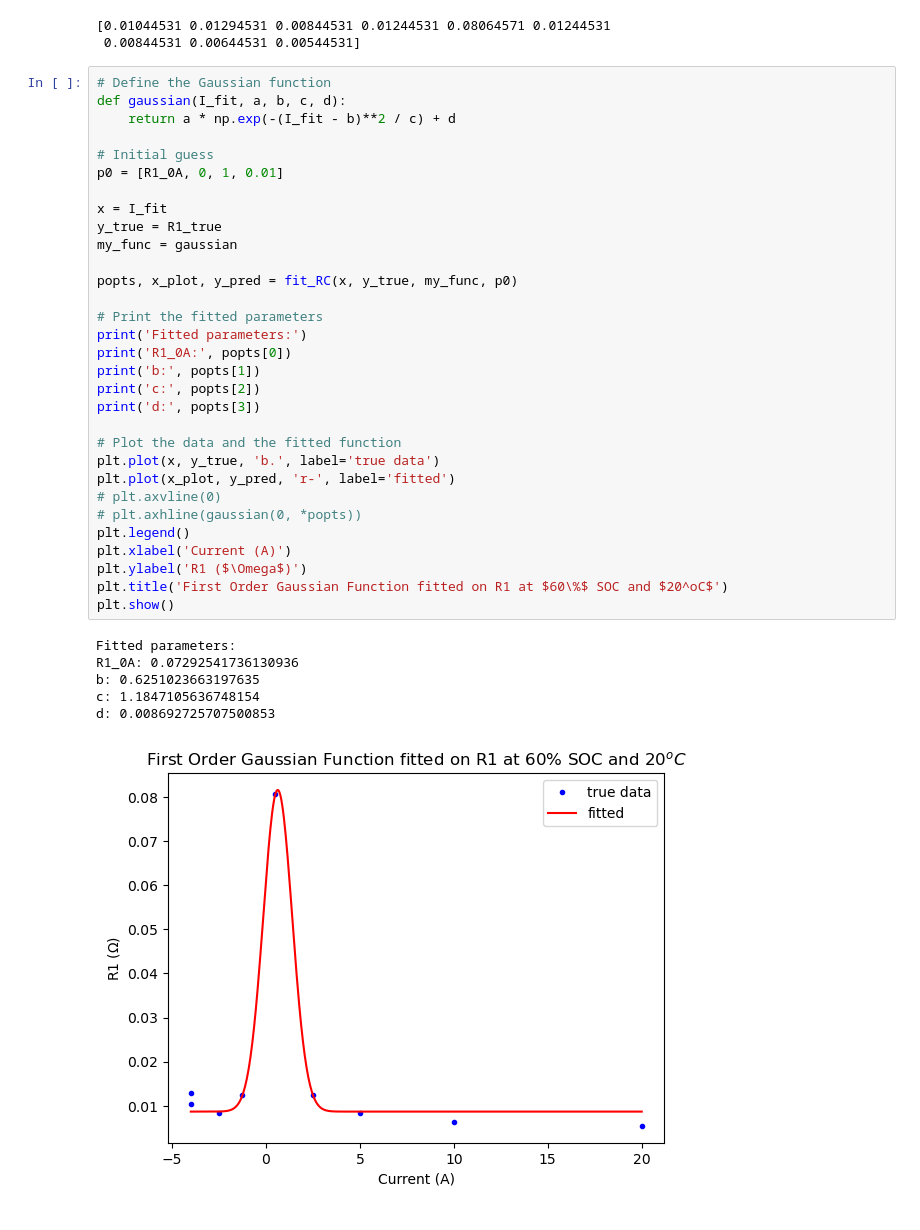
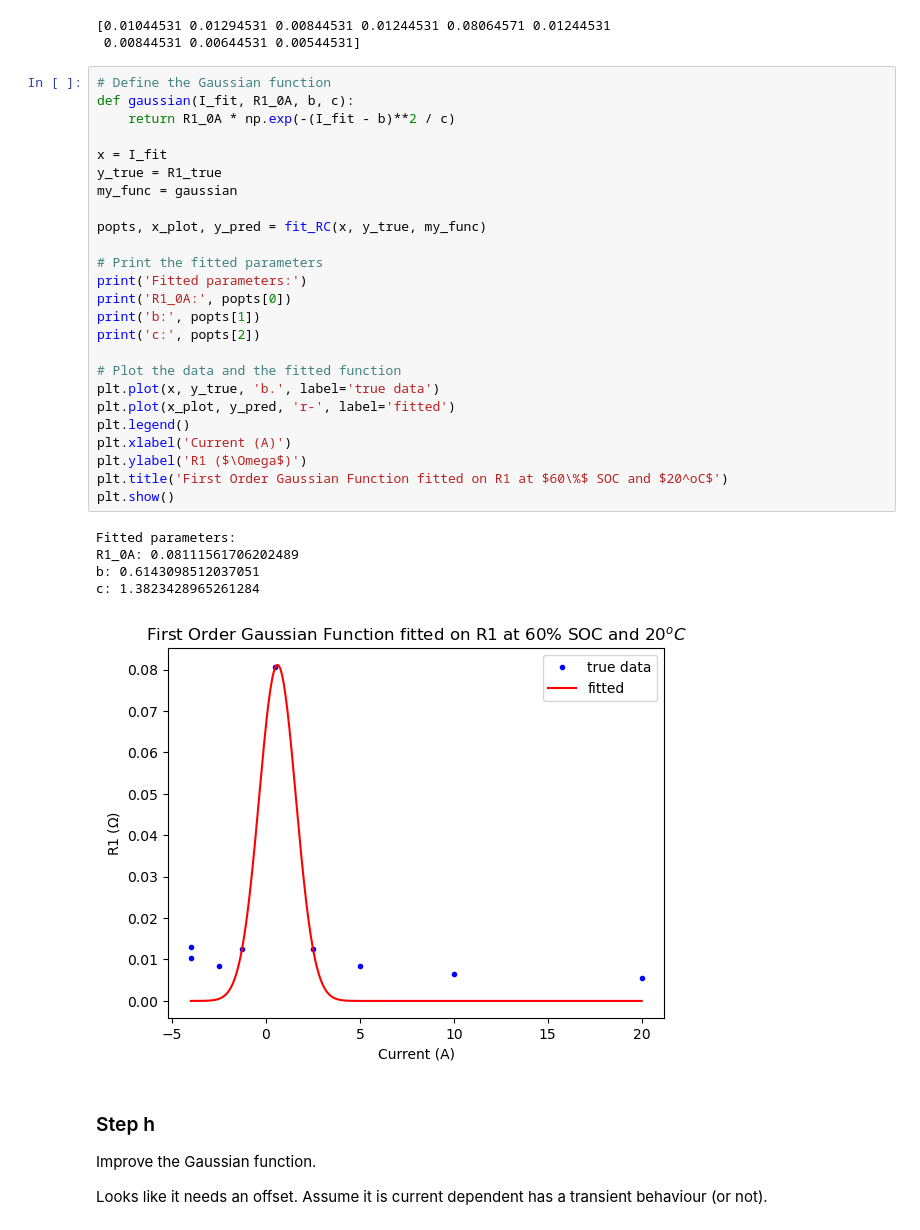
Before and after one commit to sunfanyi/modelling-of-lithium-ion-batteries, a Jupyter notebook: part_2a.ipynb, the cells around one changed output. Drawn from its saved outputs; the diff is of its cells as text.

```diff
--- a/part_2a.ipynb
+++ b/part_2a.ipynb
@@ -366,39 +368,38 @@ print(R1_true)
  0.00844531 0.00644531 0.00544531]
 # %%
 # Define the Gaussian function
-def gaussian(I_fit, a, b, c, d):
-    return a * np.exp(-(I_fit - b)**2 / c) + d
-
-# Initial guess
-p0 = [R1_0A, 0, 1, 0.01]
+def gaussian(I_fit, R1_0A, b, c):
+    return R1_0A * np.exp(-(I_fit - b)**2 / c)
 
 x = I_fit
 y_true = R1_true
 my_func = gaussian
 
-popts, x_plot, y_pred = fit_RC(x, y_true, my_func, p0)
+popts, x_plot, y_pred = fit_RC(x, y_true, my_func)
 
 # Print the fitted parameters
 print('Fitted parameters:')
 print('R1_0A:', popts[0])
 print('b:', popts[1])
 print('c:', popts[2])
-print('d:', popts[3])
 
 # Plot the data and the fitted function
 plt.plot(x, y_true, 'b.', label='true data')
 plt.plot(x_plot, y_pred, 'r-', label='fitted')
-# plt.axvline(0)
-# plt.axhline(gaussian(0, *popts))
 plt.legend()
 plt.xlabel('Current (A)')
 plt.ylabel('R1 ($\Omega$)')
 plt.title('First Order Gaussian Function fitted on R1 at $60\%$ SOC and $20^oC$')
 plt.show()
 # %% [output]
 Fitted parameters:
-R1_0A: 0.07292541736130936
-b: 0.6251023663197635
-c: 1.1847105636748154
-d: 0.008692725707500853
+R1_0A: 0.08111561706202489
+b: 0.6143098512037051
+c: 1.3823428965261284
-[figure, old version]
+[figure, new version]
+# %% [markdown]
+### Step h
+
+Improve the Gaussian function.
+
+Looks like it needs an offset. Assume it is current dependent has a transient behaviour (or not).
```
Also changed, not shown: parts of 2 cells of this notebook, 3 other files.
